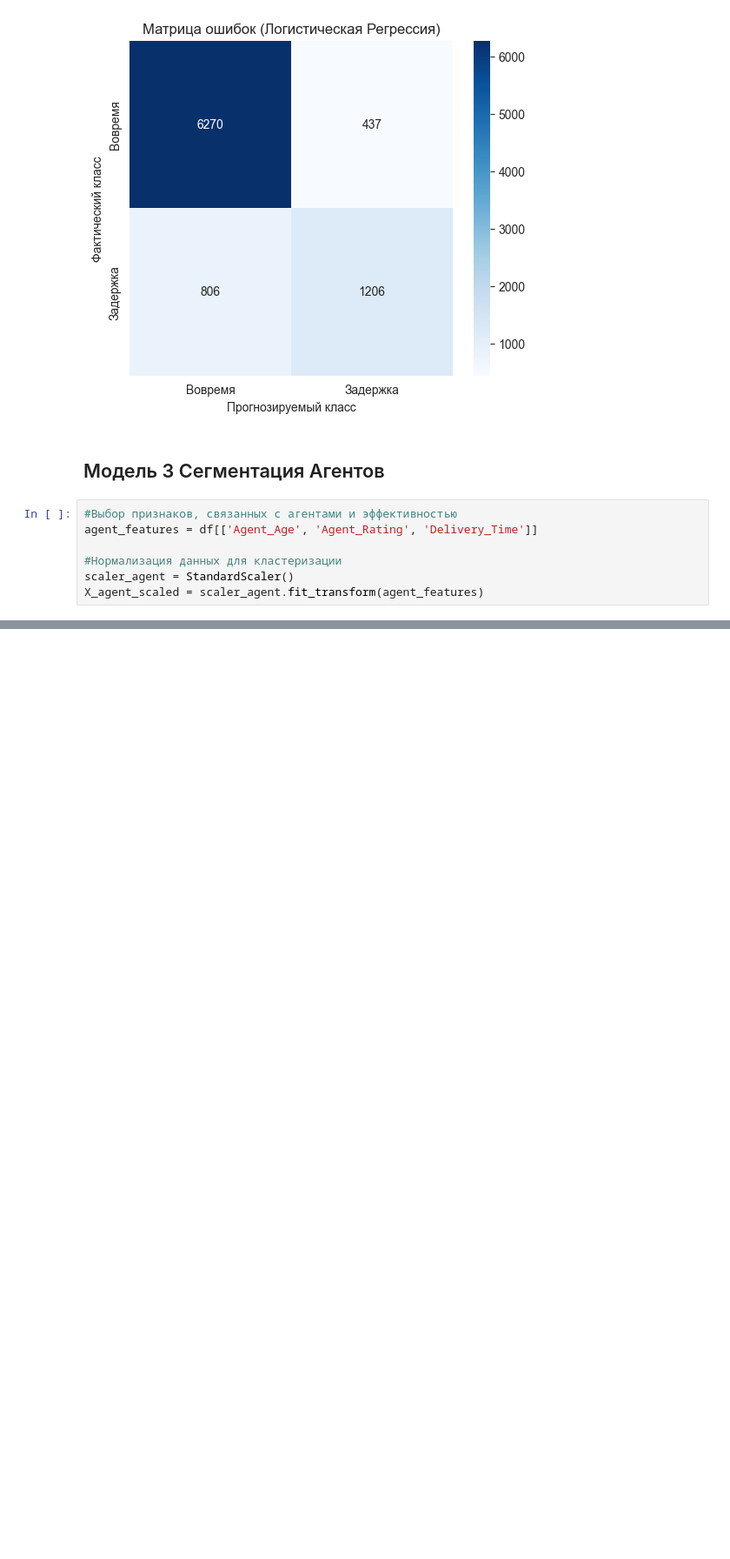
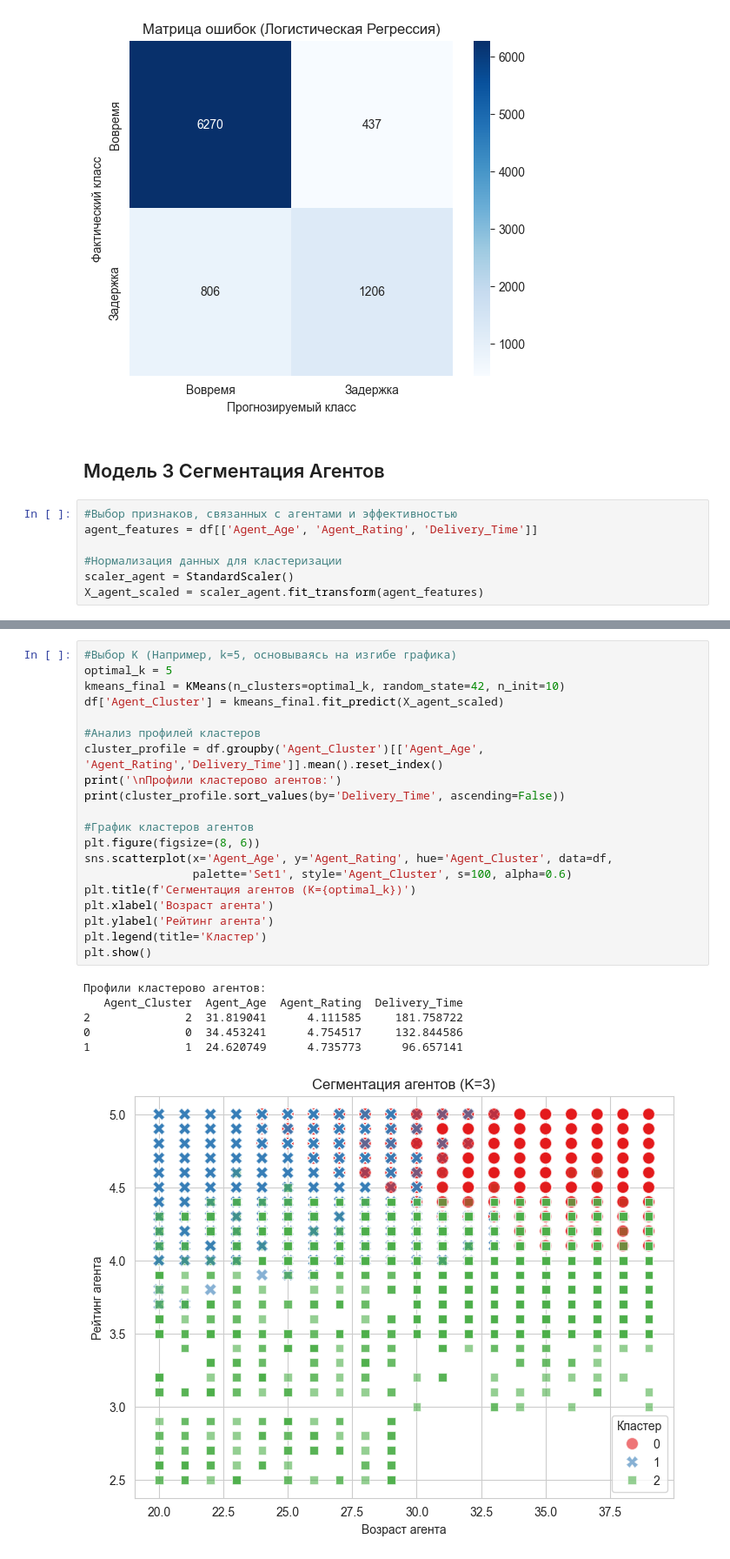
Before and after one commit to darinbtw/Machine_learning_to_optimize_processes_in_logistics, a Jupyter notebook: amazon_delivery_analyz.ipynb, the cells around one changed output, grey strips where cells are left out. Shown: that part at 87% size. Saved outputs shown, nothing was run; the diff lists cells and outputs as text; blank space fills up the shorter version.

```diff
--- a/amazon_delivery_analyz.ipynb
+++ b/amazon_delivery_analyz.ipynb
@@ -308,0 +311,27 @@ plt.show()
+# %%
+#Выбор K (Например, k=5, основываясь на изгибе графика)
+optimal_k = 5
+kmeans_final = KMeans(n_clusters=optimal_k, random_state=42, n_init=10)
+df['Agent_Cluster'] = kmeans_final.fit_predict(X_agent_scaled)
+
+#Анализ профилей кластеров
+cluster_profile = df.groupby('Agent_Cluster')[['Agent_Age', 'Agent_Rating','Delivery_Time']].mean().reset_index()
+print('\nПрофили кластерово агентов:')
+print(cluster_profile.sort_values(by='Delivery_Time', ascending=False))
+
+#График кластеров агентов
+plt.figure(figsize=(8, 6))
+sns.scatterplot(x='Agent_Age', y='Agent_Rating', hue='Agent_Cluster', data=df,
+                palette='Set1', style='Agent_Cluster', s=100, alpha=0.6)
+plt.title(f'Сегментация агентов (K={optimal_k})')
+plt.xlabel('Возраст агента')
+plt.ylabel('Рейтинг агента')
+plt.legend(title='Кластер')
+plt.show()
+# %% [output]
+Профили кластерово агентов:
+   Agent_Cluster  Agent_Age  Agent_Rating  Delivery_Time
+2              2  31.819041      4.111585     181.758722
+0              0  34.453241      4.754517     132.844586
+1              1  24.620749      4.735773      96.657141
+[figure, added]
```
Also changed, not shown: parts of 6 cells of this notebook.
